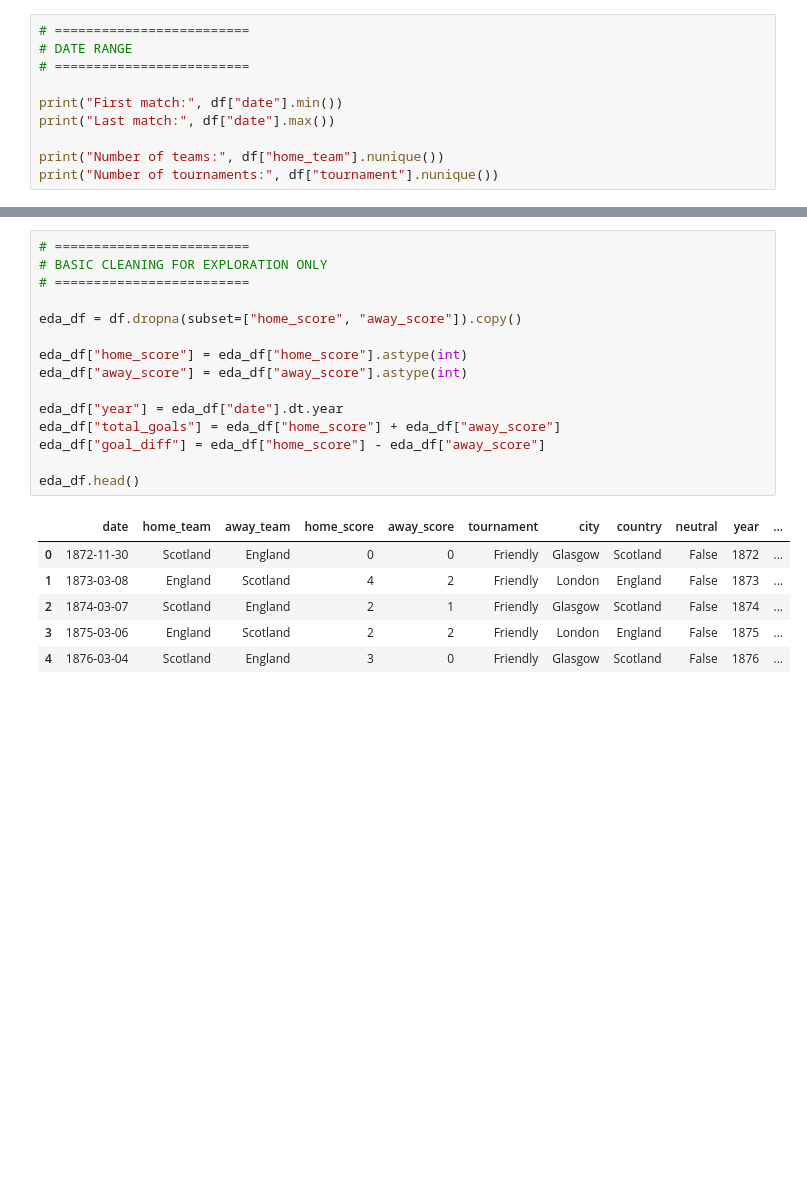
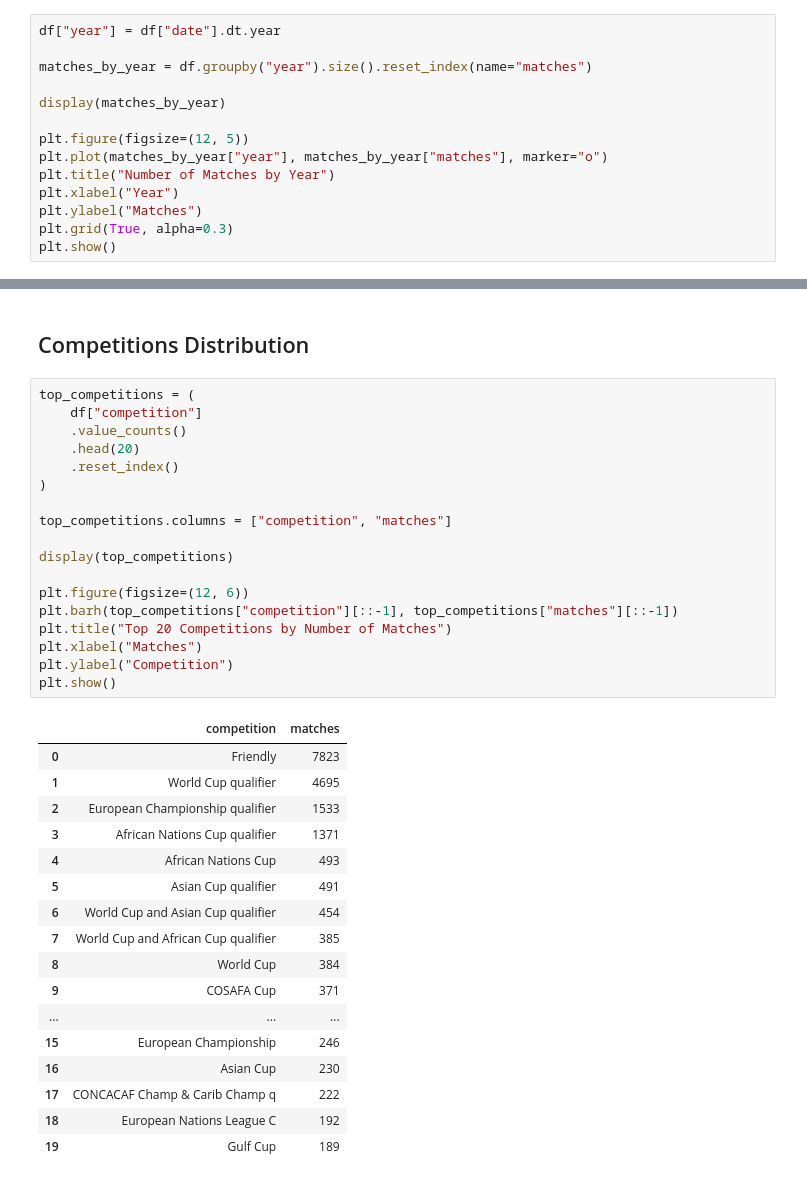
Before and after one commit to roeeseri/World_cup_predictor, a Jupyter notebook: notebooks/01_data_exploration.ipynb, the cells around one changed output, grey strips where cells are left out. Drawn from its saved outputs; the diff is of its cells as text; blank space fills up the shorter version.

```diff
--- a/notebooks/01_data_exploration.ipynb
+++ b/notebooks/01_data_exploration.ipynb
@@ -68,11 +87,15 @@ dtype: int64
 # %%
-# =========================
-# DATE RANGE
-# =========================
+df["year"] = df["date"].dt.year
 
-print("First match:", df["date"].min())
-print("Last match:", df["date"].max())
+matches_by_year = df.groupby("year").size().reset_index(name="matches")
 
-print("Number of teams:", df["home_team"].nunique())
-print("Number of tournaments:", df["tournament"].nunique())
+display(matches_by_year)
+
+plt.figure(figsize=(12, 5))
+plt.plot(matches_by_year["year"], matches_by_year["matches"], marker="o")
+plt.title("Number of Matches by Year")
+plt.xlabel("Year")
+plt.ylabel("Matches")
+plt.grid(True, alpha=0.3)
+plt.show()
 # %% [output]
@@ -83,22 +120,38 @@ Number of tournaments: 193
+# %% [markdown]
+## Competitions Distribution
 # %%
-# =========================
-# BASIC CLEANING FOR EXPLORATION ONLY
-# =========================
+top_competitions = (
+    df["competition"]
+    .value_counts()
+    .head(20)
+    .reset_index()
+)
 
-eda_df = df.dropna(subset=["home_score", "away_score"]).copy()
+top_competitions.columns = ["competition", "matches"]
 
-eda_df["home_score"] = eda_df["home_score"].astype(int)
-eda_df["away_score"] = eda_df["away_score"].astype(int)
+display(top_competitions)
 
-eda_df["year"] = eda_df["date"].dt.year
-eda_df["total_goals"] = eda_df["home_score"] + eda_df["away_score"]
-eda_df["goal_diff"] = eda_df["home_score"] - eda_df["away_score"]
-
-eda_df.head()
+plt.figure(figsize=(12, 6))
+plt.barh(top_competitions["competition"][::-1], top_competitions["matches"][::-1])
+plt.title("Top 20 Competitions by Number of Matches")
+plt.xlabel("Matches")
+plt.ylabel("Competition")
+plt.show()
 # %% [output]
-|  | date | home_team | away_team | home_score | away_score | tournament | city | country | neutral | year | ... |
-| 0 | 1872-11-30 | Scotland | England | 0 | 0 | Friendly | Glasgow | Scotland | False | 1872 | ... |
-| 1 | 1873-03-08 | England | Scotland | 4 | 2 | Friendly | London | England | False | 1873 | ... |
-| 2 | 1874-03-07 | Scotland | England | 2 | 1 | Friendly | Glasgow | Scotland | False | 1874 | ... |
-| 3 | 1875-03-06 | England | Scotland | 2 | 2 | Friendly | London | England | False | 1875 | ... |
-| 4 | 1876-03-04 | Scotland | England | 3 | 0 | Friendly | Glasgow | Scotland | False | 1876 | ... |
+|  | competition | matches |
+| 0 | Friendly | 7823 |
+| 1 | World Cup qualifier | 4695 |
+| 2 | European Championship qualifier | 1533 |
+| 3 | African Nations Cup qualifier | 1371 |
+| 4 | African Nations Cup | 493 |
+| 5 | Asian Cup qualifier | 491 |
+| 6 | World Cup and Asian Cup qualifier | 454 |
+| 7 | World Cup and African Cup qualifier | 385 |
+| 8 | World Cup | 384 |
+| 9 | COSAFA Cup | 371 |
+| ... | ... | ... |
+| 15 | European Championship | 246 |
+| 16 | Asian Cup | 230 |
+| 17 | CONCACAF Champ & Carib Champ q | 222 |
+| 18 | European Nations League C | 192 |
+| 19 | Gulf Cup | 189 |
```
Also changed, not shown: parts of 26 cells of this notebook, 6 other files.
